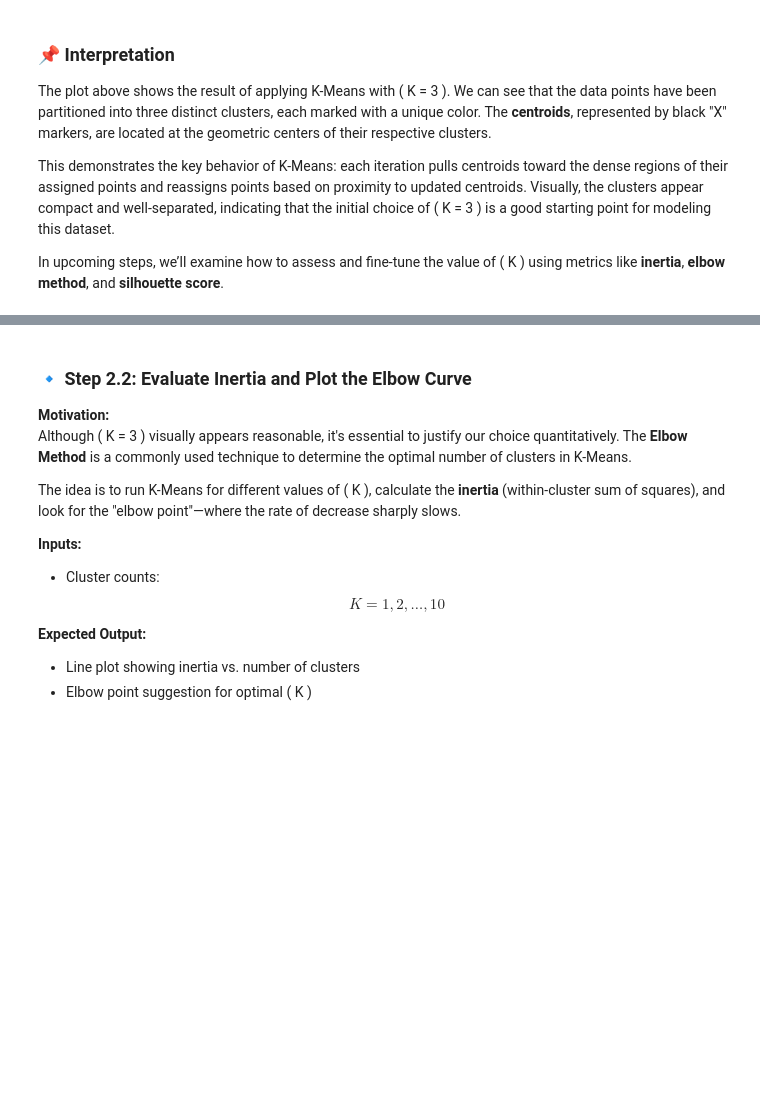
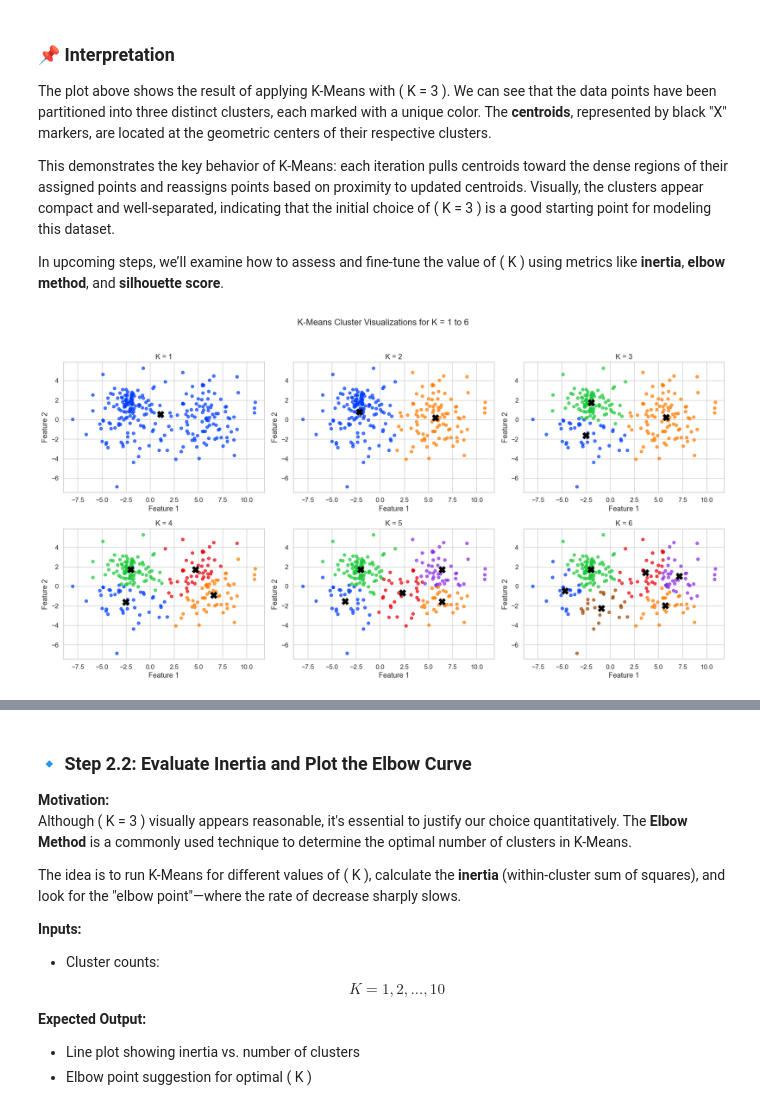
Before and after one commit to profadityasaxena/Unsupervised-Deep-Learning---Gaussian-Mixture-Models---EM-Based-Collaborative-Filtering, a Jupyter notebook: Unsupervised Deep Learning.ipynb, the cells around one changed output, grey strips where cells are left out. Saved outputs shown, nothing was run; the diff lists cells and outputs as text; code cells hidden in the pictures; blank space fills up the shorter version.

```diff
--- a/Unsupervised Deep Learning.ipynb
+++ b/Unsupervised Deep Learning.ipynb
@@ -258,3 +273,29 @@ The plot above shows the result of applying K-Means with \( K = 3 \). We can see
 This demonstrates the key behavior of K-Means: each iteration pulls centroids toward the dense regions of their assigned points and reassigns points based on proximity to updated centroids. Visually, the clusters appear compact and well-separated, indicating that the initial choice of \( K = 3 \) is a good starting point for modeling this dataset.
 
 In upcoming steps, we’ll examine how to assess and fine-tune the value of \( K \) using metrics like **inertia**, **elbow method**, and **silhouette score**.
+# %%
+# Visualize K-Means results for K = 1 to 6
+fig, axes = plt.subplots(2, 3, figsize=(18, 10))
+K_values = range(1, 7)
+palette = sns.color_palette("bright", 6)
+
+for i, k in enumerate(K_values):
+    km = KMeans(n_clusters=k, random_state=42)
+    labels = km.fit_predict(X)
+    centers = km.cluster_centers_
+
+    ax = axes[i // 3, i % 3]
+    for j in range(k):
+        ax.scatter(X[labels == j, 0], X[labels == j, 1],
+                   s=30, label=f"Cluster {j+1}", color=palette[j], alpha=0.7)
+    ax.scatter(centers[:, 0], centers[:, 1], s=150, c='black', marker='X', label='Centroid')
+    ax.set_title(f"K = {k}")
+    ax.set_xlabel("Feature 1")
+    ax.set_ylabel("Feature 2")
+    ax.grid(True)
+
+plt.suptitle("K-Means Cluster Visualizations for K = 1 to 6", fontsize=16)
+plt.tight_layout(rect=[0, 0.03, 1, 0.95])
+plt.show()
+# %% [output]
+[figure, added]
```
Also changed, not shown: parts of 3 cells of this notebook.
